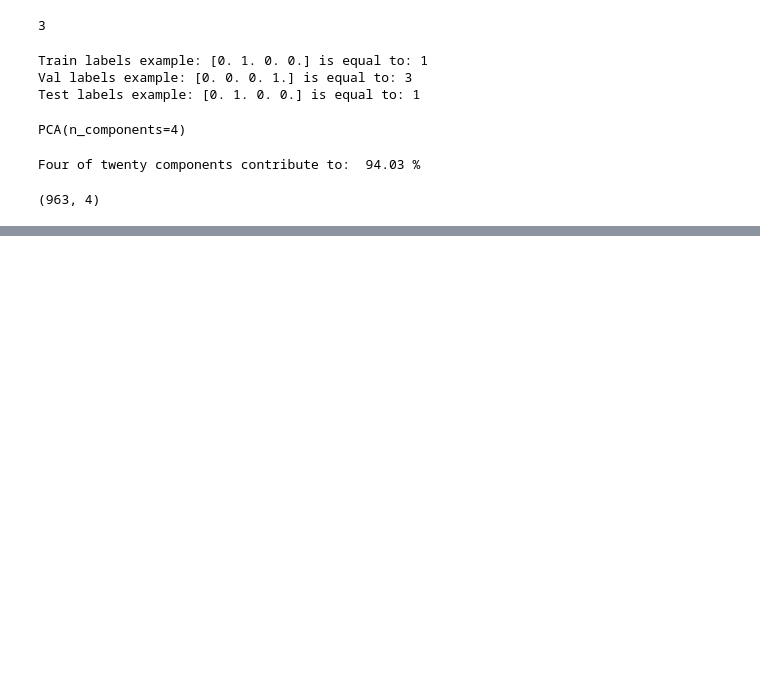
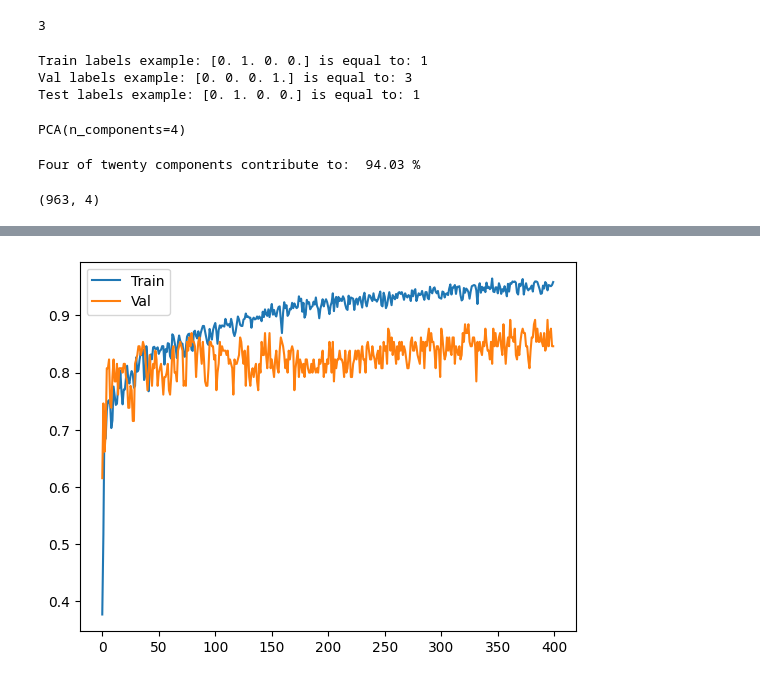
Before and after one commit to Lopera47/ANN_RegressorandClassifier, a Jupyter notebook: ANN_Classifier.ipynb, the cells around one changed output, grey strips where cells are left out. Drawn from its saved outputs; the diff is of its cells as text; code cells hidden in the pictures; blank space fills up the shorter version.

Commit message:
The final ANN classifier model is done. The project has finished

```diff
--- a/ANN_Classifier.ipynb
+++ b/ANN_Classifier.ipynb
@@ -208,0 +254,12 @@ The idea is to build other models to compare what is the best one.
+# %%
+# Building the ANN v 2.0 with regularizers
+Model_2 = Sequential()
+Model_2.add(Dense(64, activation='relu', input_shape=(4,), kernel_regularizer=regularizers.l2(1e-4)))
+Model_2.add(Dense(128, activation='relu'))
+Model_2.add(Dropout(0.2))
+Model_2.add(Dense(256, activation='relu', kernel_regularizer=regularizers.l2(1e-4)))
+Model_2.add(Dense(512, activation='relu'))
+Model_2.add(Dropout(0.2))
+Model_2.add(Dense(4, activation='softmax'))
+
+Model_2.summary()
@@ -208,0 +284,8 @@ The idea is to build other models to compare what is the best one.
+# %%
+Model_2.compile(optimizer='rmsprop', loss='categorical_crossentropy', metrics=['acc'])
+
+Hist_2 = Model_2.fit(dt_train,
+                   y_train_onehot,
+                   epochs=400,
+                   batch_size=512,
+                   validation_data=(dt_val, y_val_onehot))
@@ -208,0 +310,8 @@ The idea is to build other models to compare what is the best one.
+# %%
+# Checking the overfitting
+plt.plot(Hist_2.history['acc'], label='Train')
+plt.plot(Hist_2.history['val_acc'], label='Val')
+plt.legend()
+plt.show()
+# %% [output]
+[figure, added]
```
Also changed, not shown: parts of 26 cells of this notebook, 2 other files.
